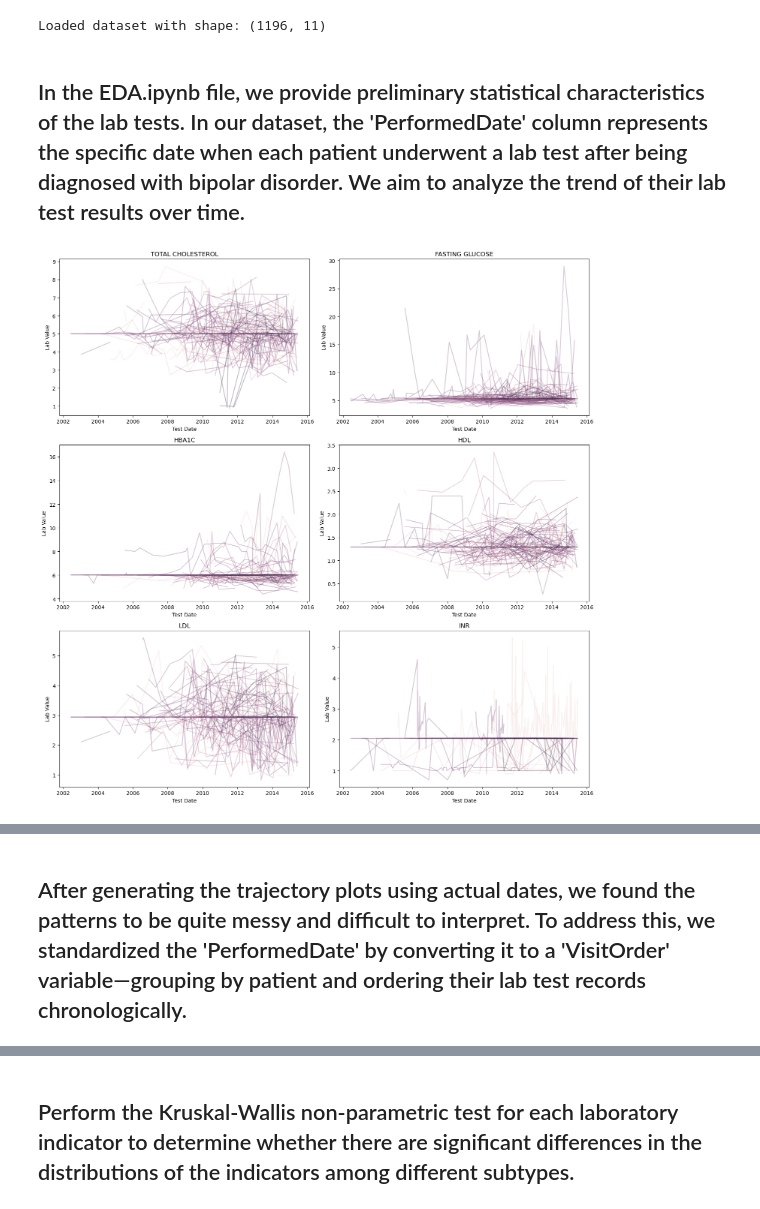
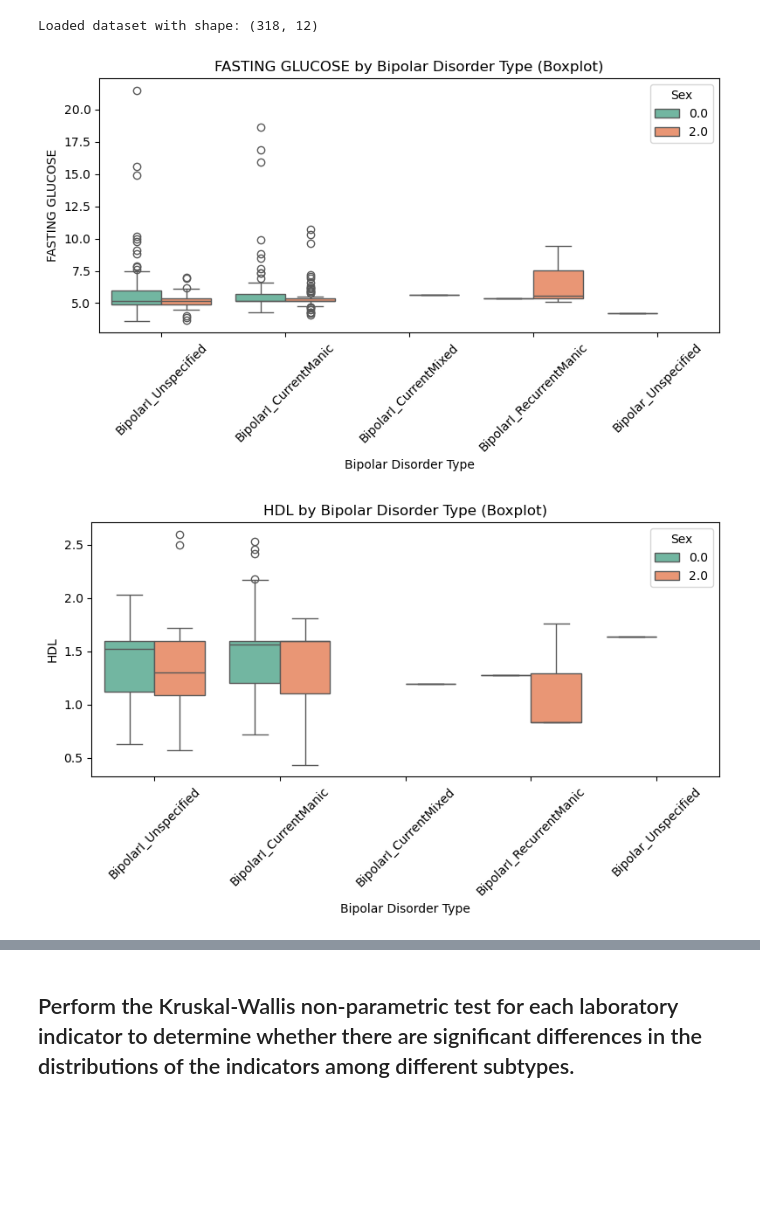
Before and after one commit to victoriaktruong/CPCSSN-Group-Project, a Jupyter notebook: supplementary/eda_modelling.ipynb, the cells around one changed output, grey strips where cells are left out. Saved outputs shown, nothing was run; the diff lists cells and outputs as text; code cells hidden in the pictures; blank space fills up the shorter version.

```diff
--- a/supplementary/eda_modelling.ipynb
+++ b/supplementary/eda_modelling.ipynb
@@ -23,20 +23,45 @@ import functions.missing_labs as ml
 import functions.eda_model as em
 # %%
-# load dataset
-df = ml.load_data("bd_labs_after_cleaned_all.csv")
+df = imp.load_data("bd_labs_imputed_within_2yrs.csv")
+# Standardize the 'PerformedDate' by converting it to a 'VisitOrder' variable, grouping by patient and ordering their lab test records chronologically
+df = df.sort_values(['Patient_ID', 'PerformedDate'])
+df['Sex'] = df['Sex'].astype('category')
+df['BD_Code'] = df['BD_Code'].astype('category')
 # %% [output]
-Loaded dataset with shape: (1196, 11)
+Loaded dataset with shape: (318, 12)
-# %% [markdown]
-## In the EDA.ipynb file, we provide preliminary statistical characteristics of the lab tests. In our dataset, the 'PerformedDate' column represents the specific date when each patient underwent a lab test after being diagnosed with bipolar disorder. We aim to analyze the trend of their lab test results over time.
 # %%
-em.plot_trends(
+# Map and encode subtypes of bipolar disorders
+bipolar_map = {
+    '296.0': 'BipolarI_SingleManic',
+    '296.1': 'BipolarI_RecurrentManic',
+    '296.4': 'BipolarI_CurrentManic',
+    '296.5': 'BipolarI_CurrentDepressed',
+    '296.6': 'BipolarI_CurrentMixed',
+    '296.7': 'BipolarI_Unspecified',
+    '296.8': 'Bipolar_Unspecified'
+}
+
+bipolar_order = [
+    'BipolarI_SingleManic',
+    'BipolarI_RecurrentManic',
+    'BipolarI_CurrentManic',
+    'BipolarI_CurrentDepressed',
+    'BipolarI_CurrentMixed',
+    'BipolarI_Unspecified',
+    'Bipolar_Unspecified'
+]
+
+df = em.map_encode(
     data=df,
-    variables=['TOTAL CHOLESTEROL', 'FASTING GLUCOSE', 'HBA1C',
-            'HDL', 'LDL', 'INR'],
-    date='PerformedDate',
-    hue='Patient_ID',
-    xlabel='Test Date',
-    ylabel='Lab Value'
+    code='BD_Code',
+    mapping_dict=bipolar_map,
+    ordered_levels=bipolar_order,
+    new_label='Bipolar Disorder Type',
+    new_factor='Bipolar Disorder Type Factor',
+    new_num='Bipolar Disorder Type Num'
 )
+
+em.plot_by_group(df, ['FASTING GLUCOSE', 'HDL', 'LDL','TOTAL CHOLESTEROL'], x='Bipolar Disorder Type',plot_type='box', hue="Sex")
 # %% [output]
-[figure, old version]
+[figure, new version]
+[figure, added]
@@ -43,3 +70 @@ em.plot_trends(
-# %% [markdown]
-## After generating the trajectory plots using actual dates, we found the patterns to be quite messy and difficult to interpret. To address this, we standardized the 'PerformedDate' by converting it to a 'VisitOrder' variable—grouping by patient and ordering their lab test records chronologically.
 # %%
```
Also changed, not shown: parts of 19 cells of this notebook.
